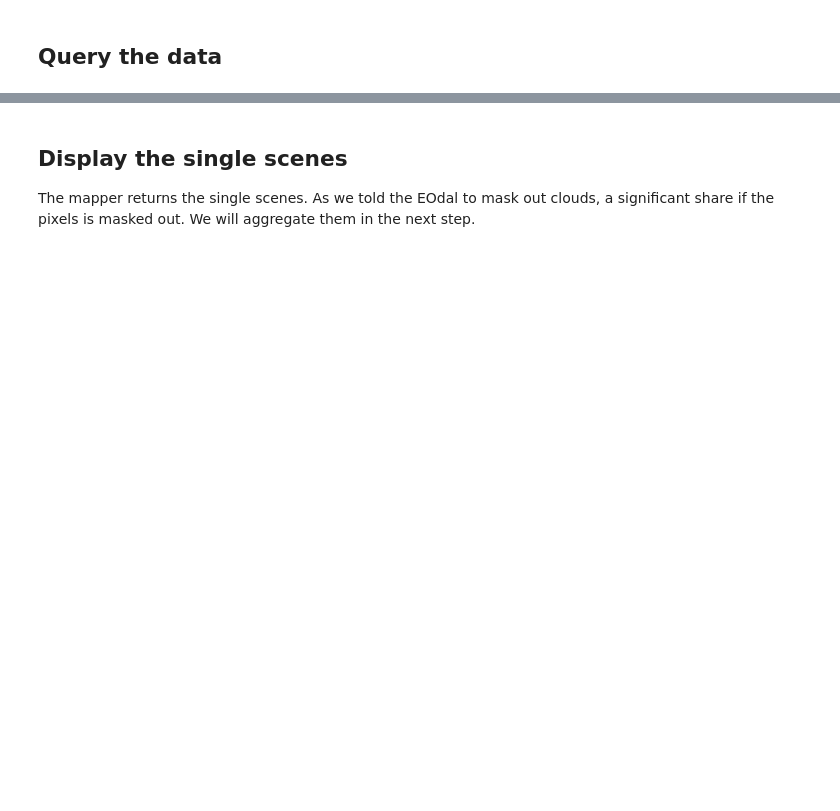
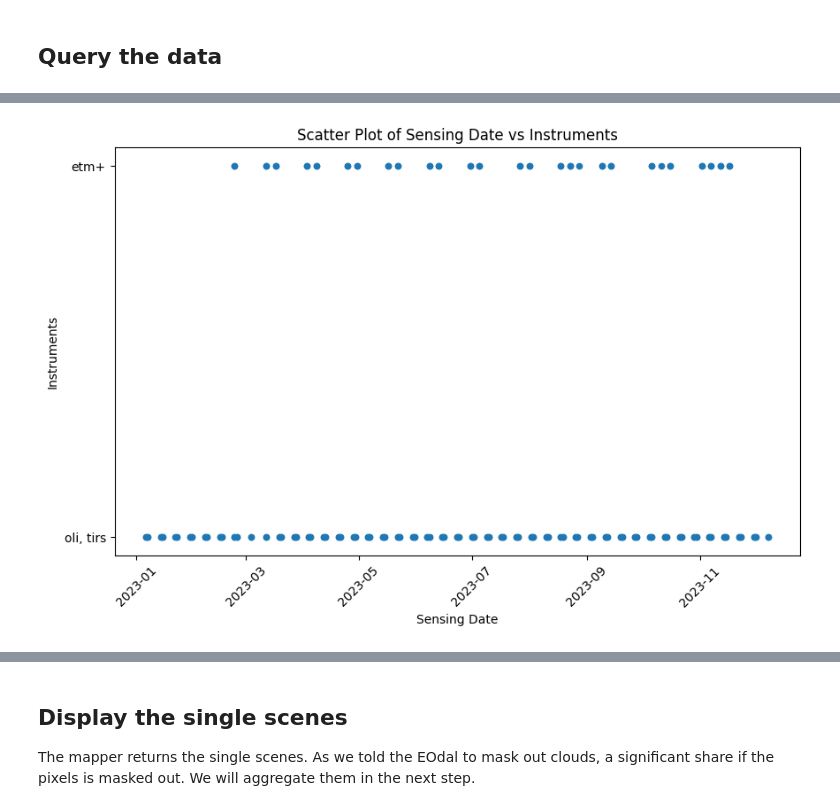
Before and after one commit to ftimcke/Landsat-composite, a Jupyter notebook: EOdal_Multitemporal_Composites.ipynb, the cells around one changed output, grey strips where cells are left out. Cells and saved outputs as stored; diff of their text form; code cells hidden in the pictures; blank space fills up the shorter version.

```diff
--- a/EOdal_Multitemporal_Composites.ipynb
+++ b/EOdal_Multitemporal_Composites.ipynb
@@ -167,3 +152,32 @@ Number of Landsat scenes found: 111
+# %%
+import matplotlib.pyplot as plt
+
+# Assuming metadata_gfd is a GeoDataFrame with 'sensing_date' and 'instruments' columns
+
+# Convert lists in 'instruments' column to strings
+metadata_gfd['instruments'] = metadata_gfd['instruments'].apply(lambda x: ', '.join(map(str, x)))
+
+# Plotting settings
+fig, ax = plt.subplots(figsize=(10, 6))
+
+# Sorting GeoDataFrame by 'sensing_date' column
+metadata_gfd = metadata_gfd.sort_values(by='sensing_date')
+
+# Plotting using the scatter plot
+metadata_gfd.plot.scatter(x='sensing_date', y='instruments', ax=ax)
+
+# Adding labels and title
+plt.xlabel('Sensing Date')
+plt.ylabel('Instruments')
+plt.title('Scatter Plot of Sensing Date vs Instruments')
+
+# Rotating x-axis labels for better readability
+plt.xticks(rotation=45)
+
+# Display the plot
+plt.show()
+# %% [output]
+[figure, added]
 # %%
 # we tell EOdal how to load the Landsat scenes using `Landsat.from_usgs`
 # and pass on some kwargs, e.g., the selection of bands we want to read.
```
Also changed, not shown: parts of 12 cells of this notebook.
